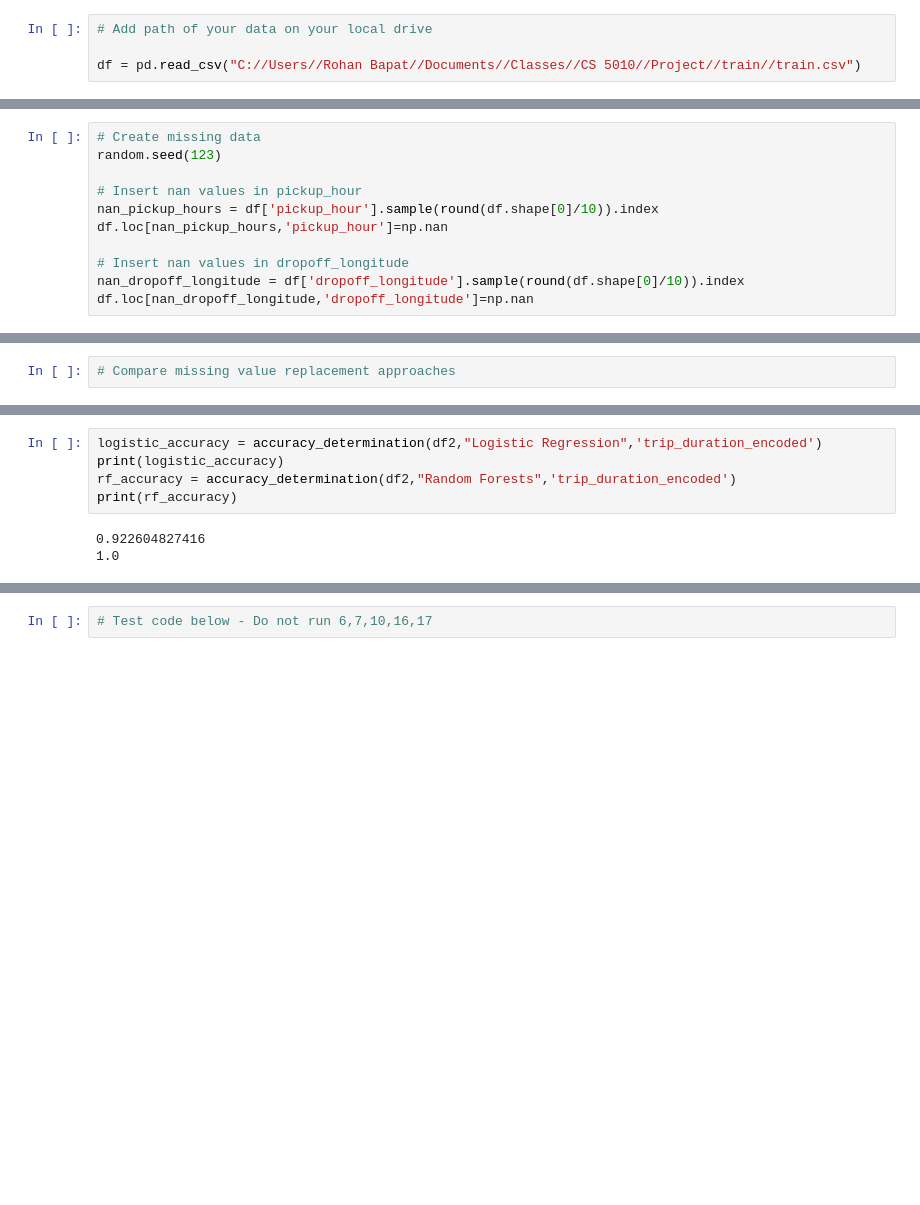
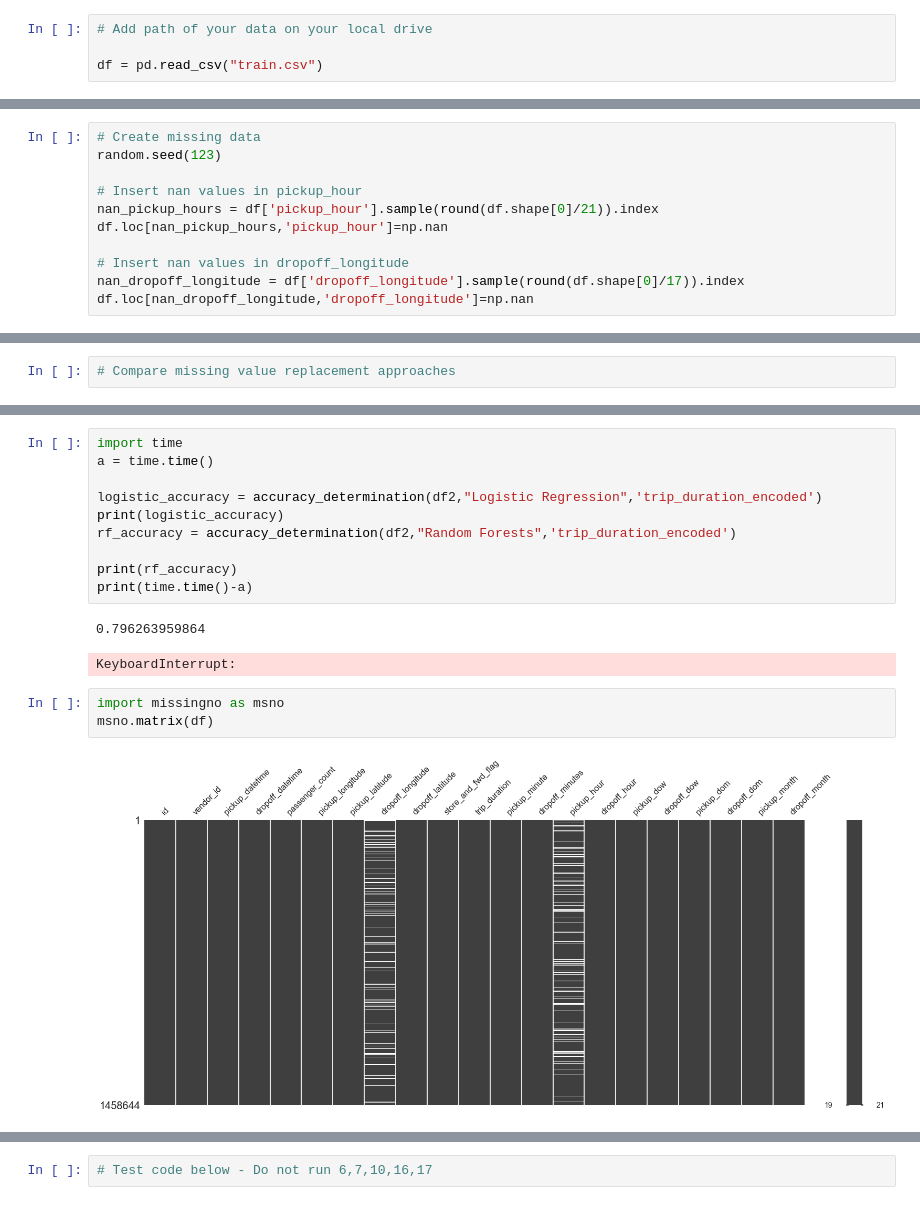
Before and after one commit to rohanbapat/Handle_Missing_Data, a Jupyter notebook: CS5010_MissingData_0729_v2.ipynb, the cells around one changed output, grey strips where cells are left out. Saved outputs shown, nothing was run; the diff lists cells and outputs as text; blank space fills up the shorter version.

```diff
--- a/CS5010_MissingData_0729_v2.ipynb
+++ b/CS5010_MissingData_0729_v2.ipynb
@@ -11,7 +11,7 @@ import random
 # %%
 # Add path of your data on your local drive
 
-df = pd.read_csv("C://Users//Rohan Bapat//Documents//Classes//CS 5010//Project//train//train.csv")
+df = pd.read_csv("train.csv")
 # %%
 # Clean input dataframe
 
@@ -47,11 +47,11 @@ df['store_and_fwd_flag'] = df['store_and_fwd_flag'].map(store_and_fwd_map)
 random.seed(123)
 
 # Insert nan values in pickup_hour
-nan_pickup_hours = df['pickup_hour'].sample(round(df.shape[0]/10)).index
+nan_pickup_hours = df['pickup_hour'].sample(round(df.shape[0]/21)).index
 df.loc[nan_pickup_hours,'pickup_hour']=np.nan
 
 # Insert nan values in dropoff_longitude
-nan_dropoff_longitude = df['dropoff_longitude'].sample(round(df.shape[0]/10)).index
+nan_dropoff_longitude = df['dropoff_longitude'].sample(round(df.shape[0]/17)).index
 df.loc[nan_dropoff_longitude,'dropoff_longitude']=np.nan
 # %%
 # Approach 1 - Delete rows with missing values
@@ -193,13 +197,23 @@ Try using .loc[row_indexer,col_indexer] = value instead
 See the caveats in the documentation: http://pandas.pydata.org/pandas-docs/stable/indexing.html#indexing-view-versus-copy
   self.obj[item] = s
 # %%
+import time
+a = time.time()
+
 logistic_accuracy = accuracy_determination(df2,"Logistic Regression",'trip_duration_encoded')
 print(logistic_accuracy)
 rf_accuracy = accuracy_determination(df2,"Random Forests",'trip_duration_encoded')
+
 print(rf_accuracy)
+print(time.time()-a)
 # %% [output]
-0.922604827416
-1.0
+0.796263959864
+KeyboardInterrupt:
+# %%
+import missingno as msno
+msno.matrix(df)
+# %% [output]
+[figure, added]
 # %%
 from ipywidgets import *
 from IPython.display import display
```
Also changed, not shown: parts of 8 cells of this notebook.
